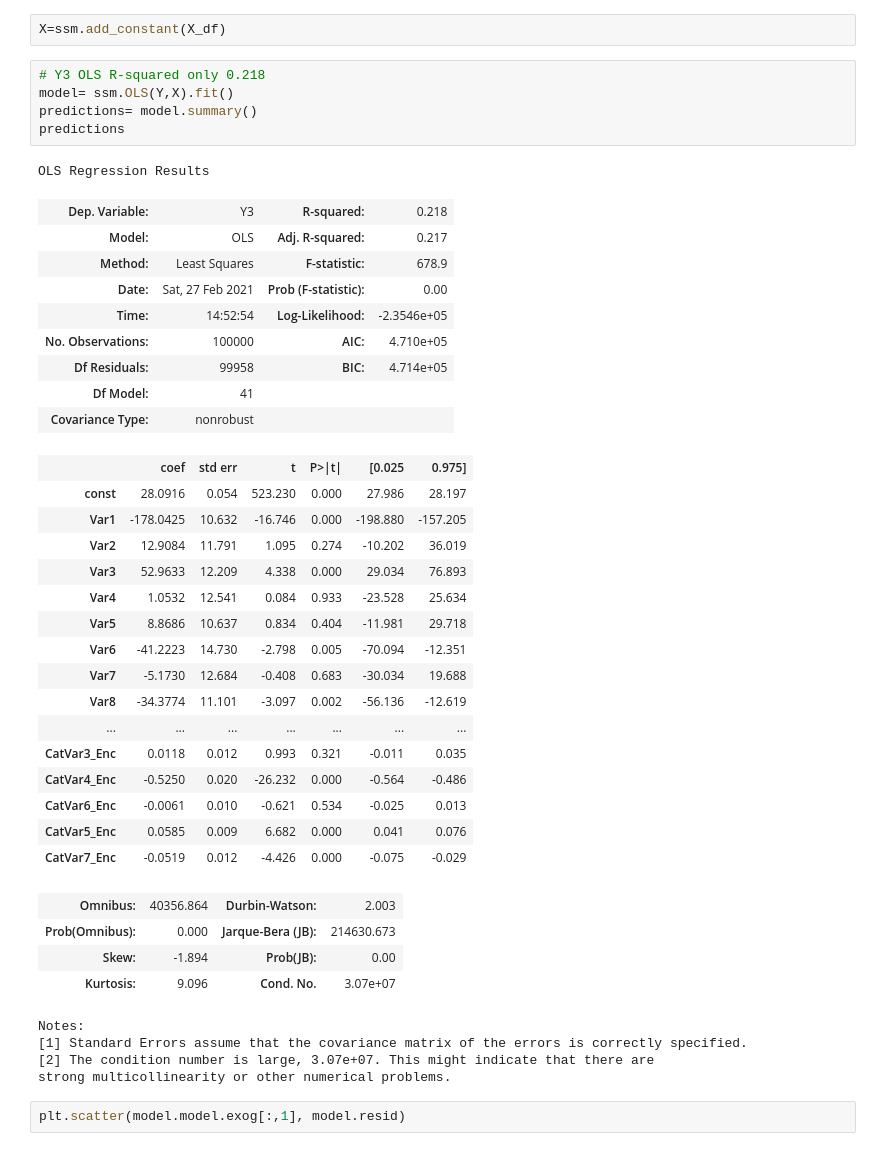
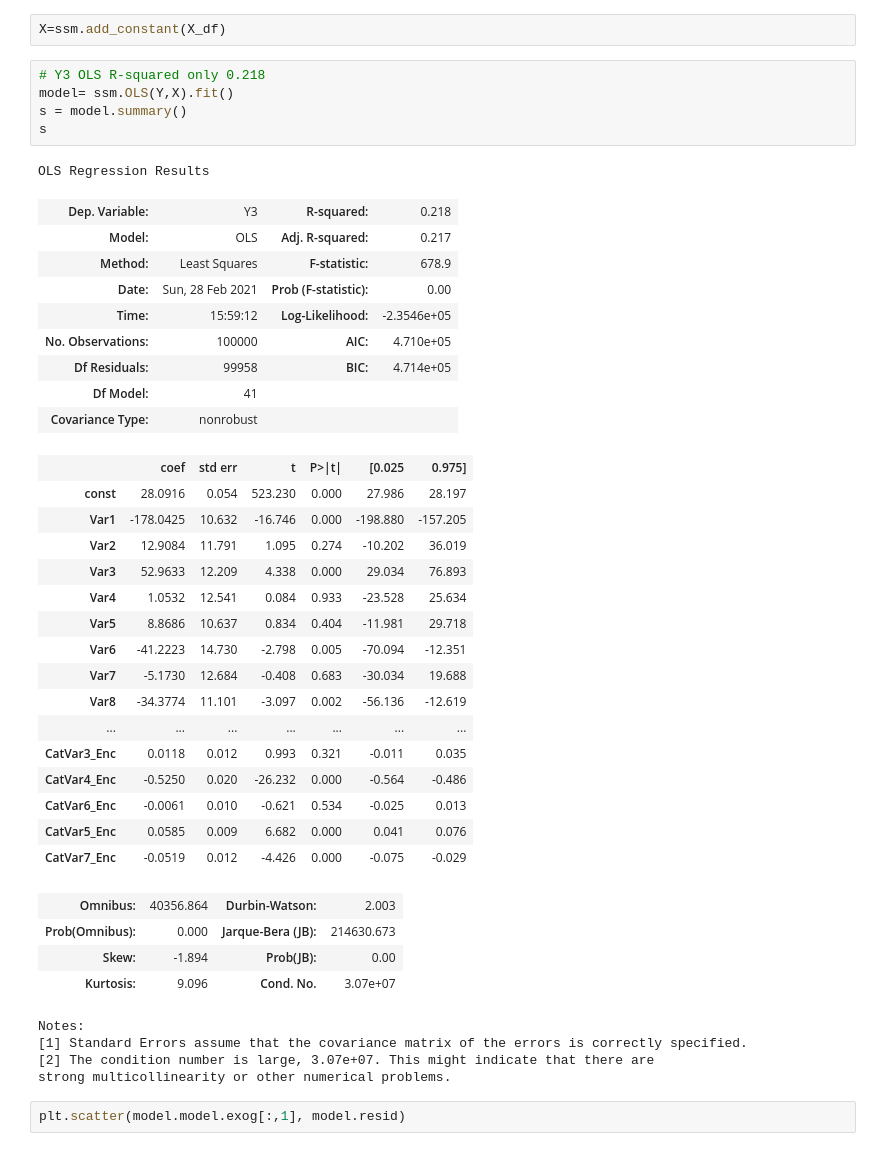
Before and after one commit to TrellixVulnTeam/DS_DDVW, a Jupyter notebook: Exploratory Script - Regression Data.ipynb, the cells around one changed output. Saved outputs shown, nothing was run; the diff lists cells and outputs as text.

```diff
--- a/Exploratory Script - Regression Data.ipynb
+++ b/Exploratory Script - Regression Data.ipynb
@@ -312,15 +328,15 @@ X=ssm.add_constant(X_df)
 # %%
 # Y3 OLS R-squared only 0.218
 model= ssm.OLS(Y,X).fit()
-predictions= model.summary()
-predictions
+s = model.summary()
+s
 # %% [output]
 OLS Regression Results
 | Dep. Variable: | Y3 | R-squared: | 0.218 |
 | Model: | OLS | Adj. R-squared: | 0.217 |
 | Method: | Least Squares | F-statistic: | 678.9 |
-| Date: | Sat, 27 Feb 2021 | Prob (F-statistic): | 0.00 |
-| Time: | 14:52:54 | Log-Likelihood: | -2.3546e+05 |
+| Date: | Sun, 28 Feb 2021 | Prob (F-statistic): | 0.00 |
+| Time: | 15:59:12 | Log-Likelihood: | -2.3546e+05 |
 | No. Observations: | 100000 | AIC: | 4.710e+05 |
 | Df Residuals: | 99958 | BIC: | 4.714e+05 |
 | Df Model: | 41 |  |  |
```
Also changed, not shown: parts of 10 cells of this notebook.
